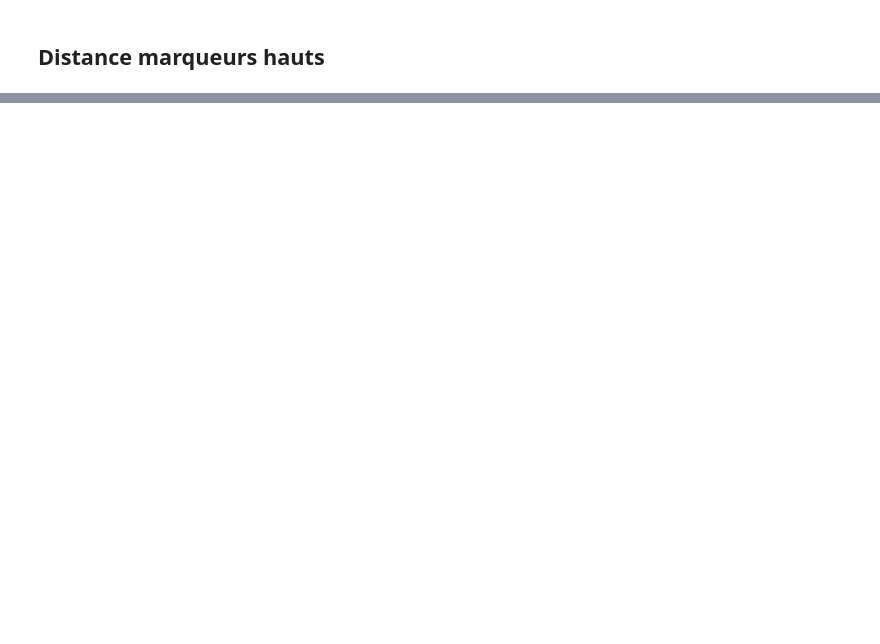
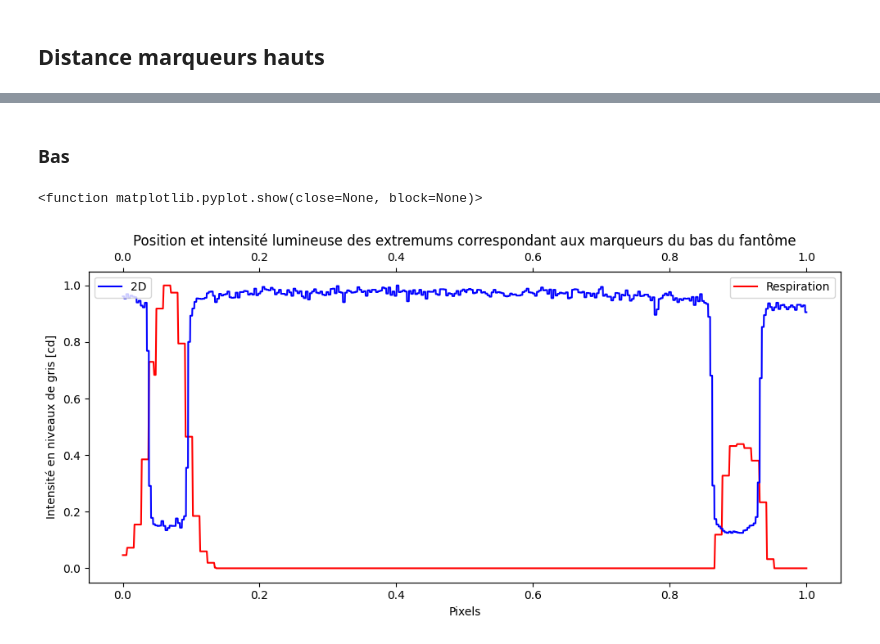
Before and after one commit to Mathgi89/Donn-es-Brut, a Jupyter notebook: Traitement notebook.ipynb, the cells around one changed output, grey strips where cells are left out. Saved outputs shown, nothing was run; the diff lists cells and outputs as text; code cells hidden in the pictures; blank space fills up the shorter version.

```diff
--- a/Traitement notebook.ipynb
+++ b/Traitement notebook.ipynb
@@ -483,0 +633,63 @@ la différence avec la distance en 2D (la distance de référence) est 0.0249453
+# %% [markdown]
+### Bas
+# %%
+plt.rcParams["figure.figsize"] = [10, 5]
+plt.rcParams["figure.autolayout"] = True
+
+fig, ax1 = plt.subplots()
+
+# graphique respiration bas
+df_data = pd.read_csv('10-320Proj_0.5mm_distance_marqueurs_bas_respiration.csv')
+
+y_data = df_data.Value
+y_data_liste = list(y_data)
+x_data = df_data.Pixels
+x_data_liste = list(x_data)
+
+# normalisons
+range_x = max(x_data_liste) - min(x_data_liste)
+range_y = max(y_data_liste)
+
+new_y = []
+for i in range(len(y_data_liste)):
+    new_y.append(y_data_liste[i]/range_y)
+
+new_x = []
+for i in range(len(x_data_liste)):
+    new_x.append(x_data_liste[i]/range_x)
+
+ax1.plot(new_x, new_y, color = "red", label = "Respiration")
+plt.legend()
+plt.xlabel("Pixels")
+plt.ylabel("Intensité en niveaux de gris [cd]")
+#############################
+
+# graphique 2D bas
+df_data = pd.read_csv('1-Distance_2marqueurs_bas.csv')
+
+y_data = df_data.Value
+y_data_liste = list(y_data)
+x_data = df_data.Pixels
+x_data_liste = list(x_data)
+
+# normalisons
+range_x = max(x_data_liste) - min(x_data_liste)
+range_y = max(y_data_liste)
+
+new_y = []
+for i in range(len(y_data_liste)):
+    new_y.append(y_data_liste[i]/range_y)
+
+new_x = []
+for i in range(len(x_data_liste)):
+    new_x.append(x_data_liste[i]/range_x)
+
+ax2 = ax1.twiny()
+ax2.plot(new_x, new_y, color = "blue", label = "2D")
+
+plt.legend(loc = "upper left")
+plt.title("Position et intensité lumineuse des extremums correspondant aux marqueurs du bas du fantôme")
+plt.show
+# %% [output]
+<function matplotlib.pyplot.show(close=None, block=None)>
+[figure, added]
```
Also changed, not shown: parts of 14 cells of this notebook.
